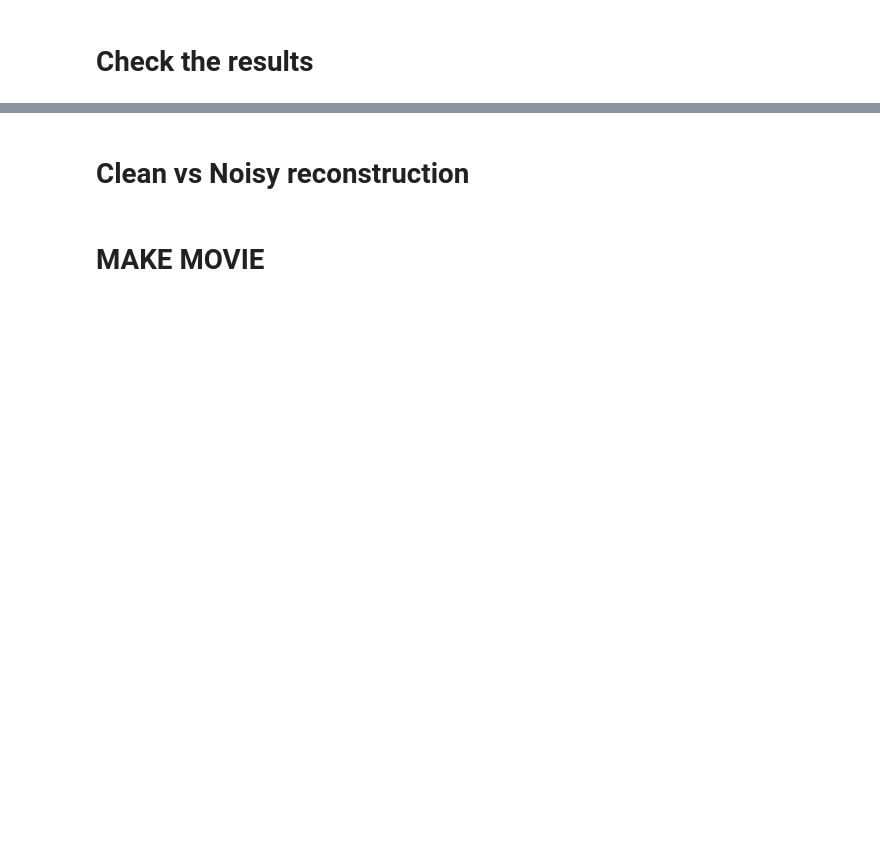
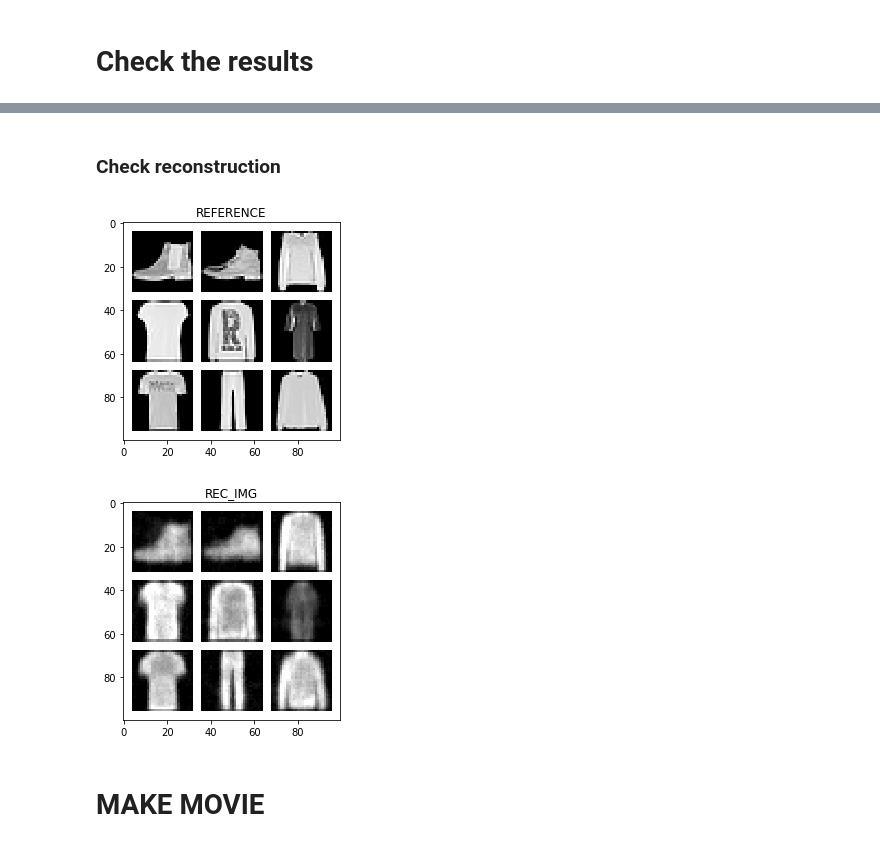
Before and after one commit to dalessioluca/cromwell_for_ML, a Jupyter notebook: main.ipynb, the cells around one changed output, grey strips where cells are left out. Cells and saved outputs as stored; diff of their text form; code cells hidden in the pictures; blank space fills up the shorter version.

```diff
--- a/main.ipynb
+++ b/main.ipynb
@@ -41,13 +89,2 @@ print(params)
 # %% [markdown]
 ### get the data
-# %%
-local_machine = True
-if local_machine:
-    output_dir = "/Users/ldalessi/cromwell_for_ML/RESULTS/"
-    input_dir = "/Users/ldalessi/cromwell_for_ML/DATA/"
-    train_file = input_dir+str(params["cloud"]["train_dataset"])+".pkl"
-    test_file = input_dir+str(params["cloud"]["test_dataset"])+".pkl"
-    train_dataset = DatasetInMemory(train_file,use_cuda=torch.cuda.is_available())
-    test_dataset  = DatasetInMemory(test_file,use_cuda=torch.cuda.is_available())
-else:
-    raise Exception
@@ -175,14 +315,20 @@ plt.savefig(output_dir+name_vae+'_kl_trajectory.png')
+# %% [markdown]
+### Check reconstruction
 # %%
-from matplotlib import pyplot as mp
-
 tmp_list = [291, 413, 133, 148, 1,2,3,4,5,6,7,8,9]
 reference_imgs, labels=test_dataset.load(batch_size=9, indices=tmp_list)
-save_obj(reference_imgs ,output_dir+name_vae+"reference_img.pkl")
+metric, inference = vae.reconstruct_img(reference_imgs)
 
-#reference_imgs = load_obj(output_dir+name_vae+"reference_img.pkl")
+reconstruction_file = os.path.join(output_dir, base_name+"_reconstruction.png")
+reference_file = os.path.join(output_dir, base_name+"_reference.png")
 
 imgs_ref = show_batch(reference_imgs[:],n_col=3,n_padding=4,title="REFERENCE")
-imgs_ref.savefig(output_dir+name_vae+'_reference.png')
-display(imgs_ref)
+imgs_ref.savefig(reference_file)
+
+imgs_rec = show_batch(inference.reconstruction, n_col=3,n_padding=4, title="REC_IMG")
+imgs_rec.savefig(reconstruction_file)
+
+display(imgs_ref, imgs_rec)
+# %% [output]
+[figure, added]
+[figure, added]
-# %% [markdown]
-# Clean vs Noisy reconstruction
```
Also changed, not shown: parts of 30 cells of this notebook, 2 other files.
